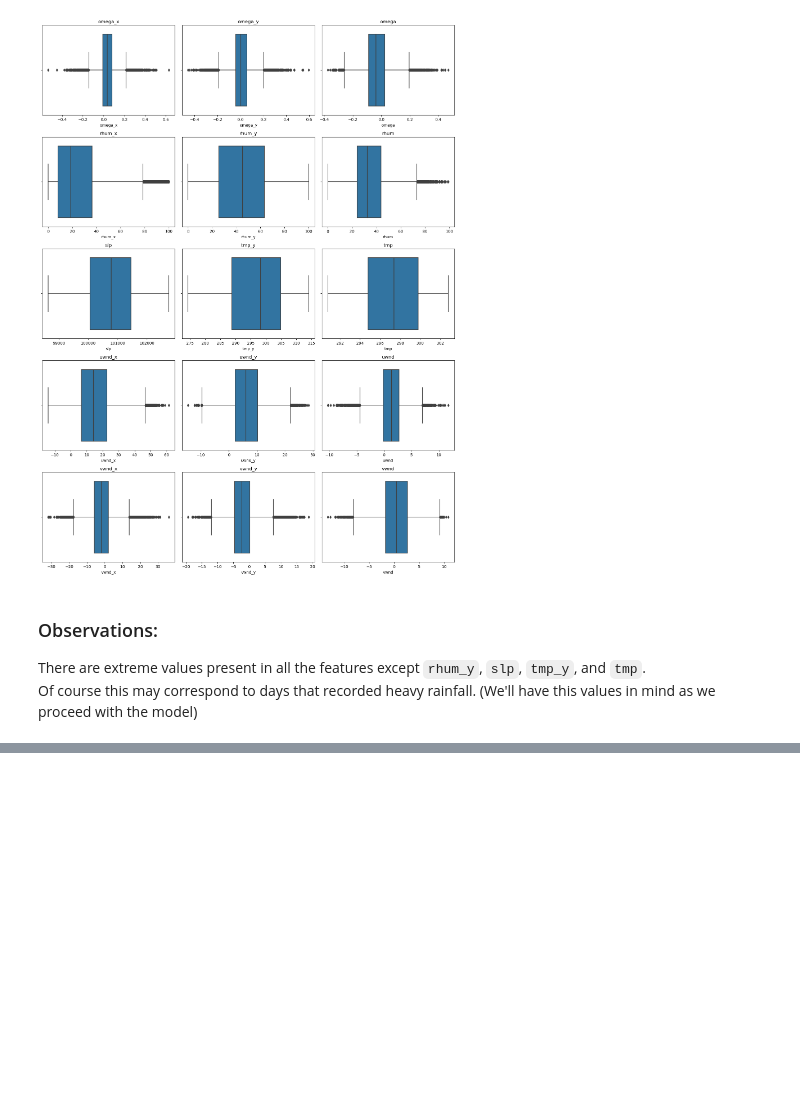
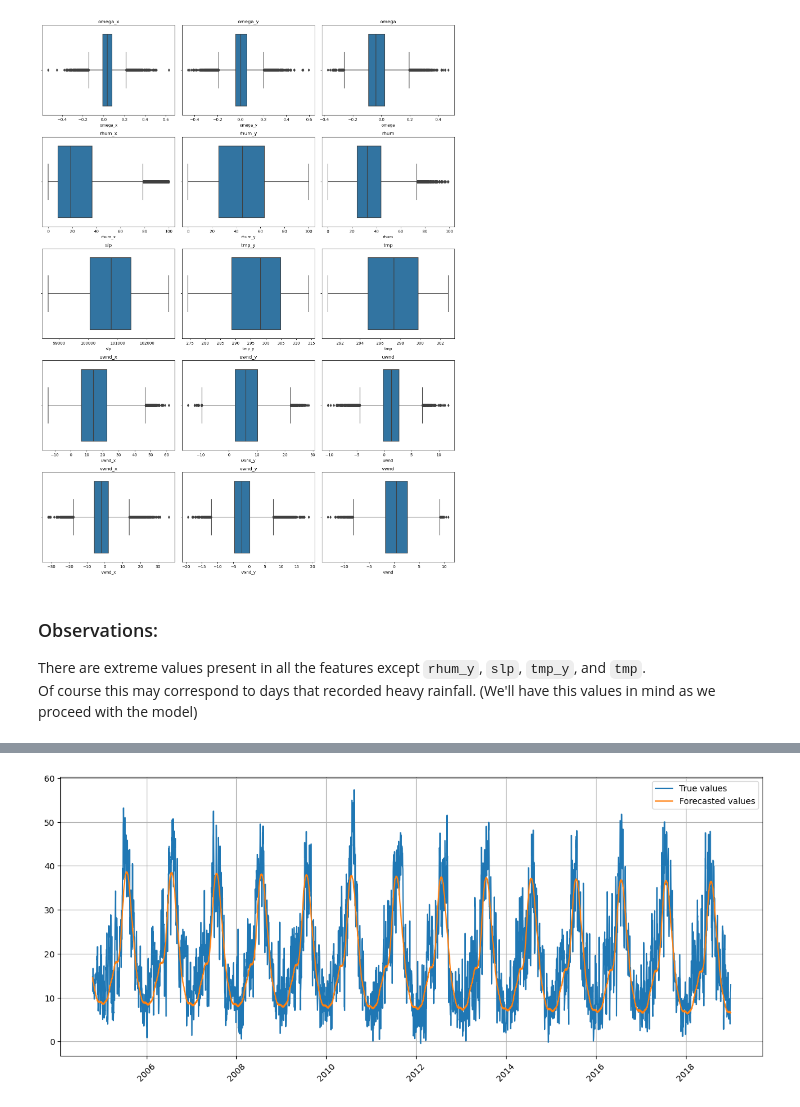
Before and after one commit to abdulmalikadeyemo/Rainfall_Prediction, a Jupyter notebook: Rainfall-forecast.ipynb, the cells around one changed output, grey strips where cells are left out. Saved outputs shown, nothing was run; the diff lists cells and outputs as text; code cells hidden in the pictures; blank space fills up the shorter version.

```diff
--- a/Rainfall-forecast.ipynb
+++ b/Rainfall-forecast.ipynb
@@ -190,0 +296,15 @@ Of course this may correspond to days that recorded heavy rainfall. (We'll have
+# %%
+y_true = new_df[TRAIN_SIZE+1:].set_index('ds')
+y_true.index = pd.to_datetime(y_true.index)
+yhat = forecast[TRAIN_SIZE+1:].set_index('ds')['yhat']
+yhat.index = pd.to_datetime(yhat.index)
+# %%
+plt.figure(figsize=(15,6))
+plt.plot(y_true, label='True values')
+plt.plot(yhat, label='Forecasted values')
+plt.xticks(rotation=45)
+plt.legend()
+plt.grid()
+plt.show()
+# %% [output]
+[figure, added]
```
Also changed, not shown: parts of 27 cells of this notebook.
